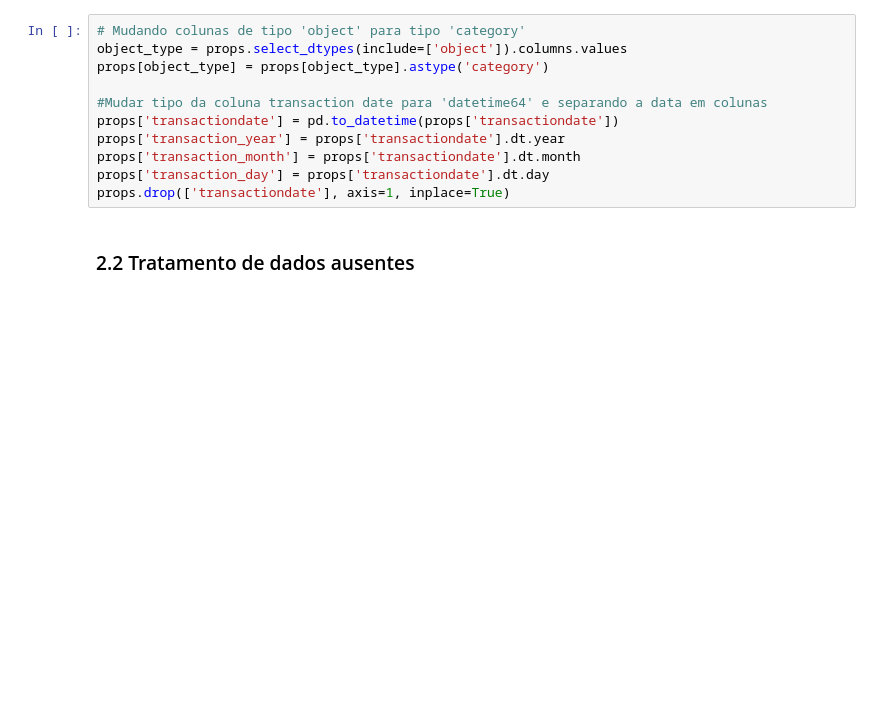
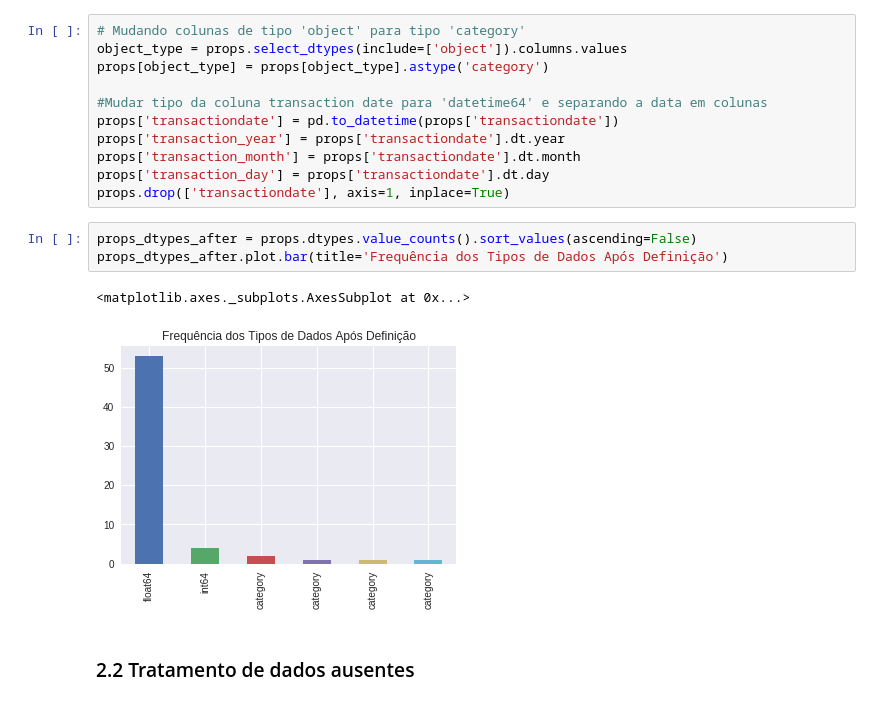
Before and after one commit to thiagotandrade/ds-project, a Jupyter notebook: DS_Project1.ipynb, the cells around one changed output. Cells and saved outputs as stored; diff of their text form; blank space fills up the shorter version.

```diff
--- a/DS_Project1.ipynb
+++ b/DS_Project1.ipynb
@@ -124,6 +99,12 @@ props['transaction_year'] = props['transactiondate'].dt.year
 props['transaction_month'] = props['transactiondate'].dt.month
 props['transaction_day'] = props['transactiondate'].dt.day
 props.drop(['transactiondate'], axis=1, inplace=True)
+# %%
+props_dtypes_after = props.dtypes.value_counts().sort_values(ascending=False)
+props_dtypes_after.plot.bar(title='Frequência dos Tipos de Dados Após Definição')
+# %% [output]
+<matplotlib.axes._subplots.AxesSubplot at 0x...>
+[figure, added]
 # %% [markdown]
 ### 2.2 Tratamento de dados ausentes
 # %%
```
Also changed, not shown: parts of 24 cells of this notebook.
